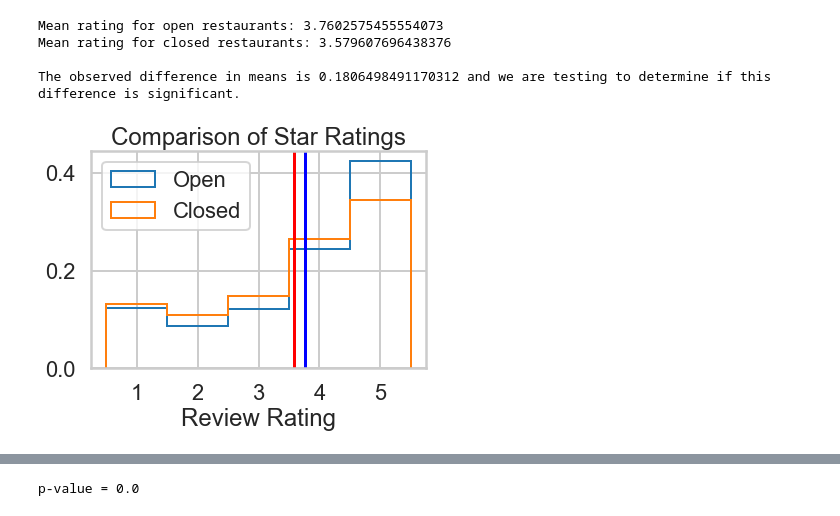
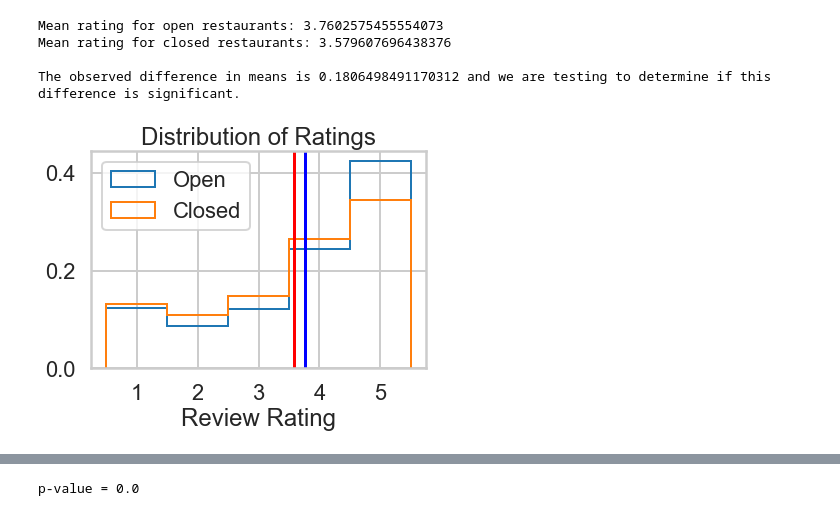
Before and after one commit to ABitNutty/Capstone-2, a Jupyter notebook: Inferential_statistics.ipynb, the cells around one changed output, grey strips where cells are left out. Drawn from its saved outputs; the diff is of its cells as text; code cells hidden in the pictures.

```diff
--- a/Inferential_statistics.ipynb
+++ b/Inferential_statistics.ipynb
@@ -190,18 +247,18 @@ The observed difference in means is 0.1806498491170312 and we are testing to det
 # %%
 # Creating histogram of ratings over the two populations
 plt.hist(open_restaurants.stars, bins=[.5,1.5,2.5,3.5,4.5,5.5], align='mid', histtype='step',
          density=True, label='Open')
 plt.hist(closed_restaurants.stars, bins=[.5,1.5,2.5,3.5,4.5,5.5], align='mid', histtype='step',
          density=True, label='Closed')
 plt.axvline(open_mean_rating ,color='b')
 plt.axvline(closed_mean_rating ,color='r')
 plt.legend()
 plt.xlabel('Review Rating')
-plt.title('Comparison of Star Ratings')
+plt.title('Distribution of Ratings')
 plt.xticks([1,2,3,4,5])
 plt.show()
 # %% [output]
-[figure, old version]
+[figure, new version]
 # %%
 # Creating shifted charges arrays
 open_shifted = open_restaurants.stars - open_mean_rating + combined_mean_rating
```
Also changed, not shown: parts of 18 cells of this notebook.
